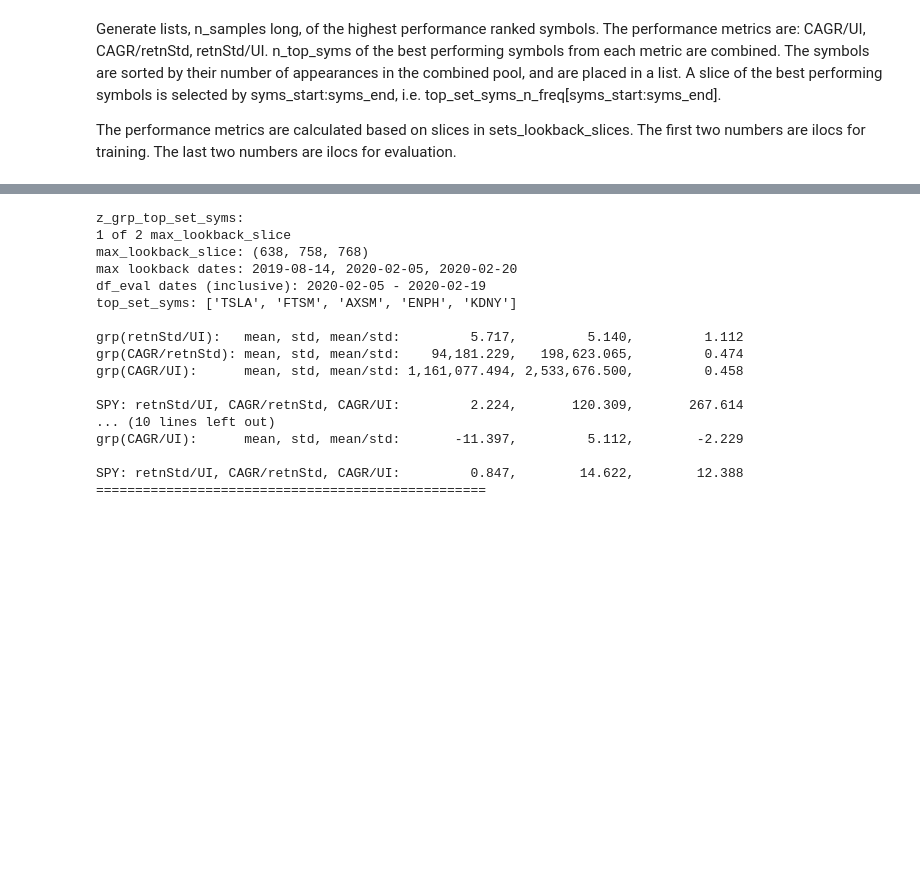
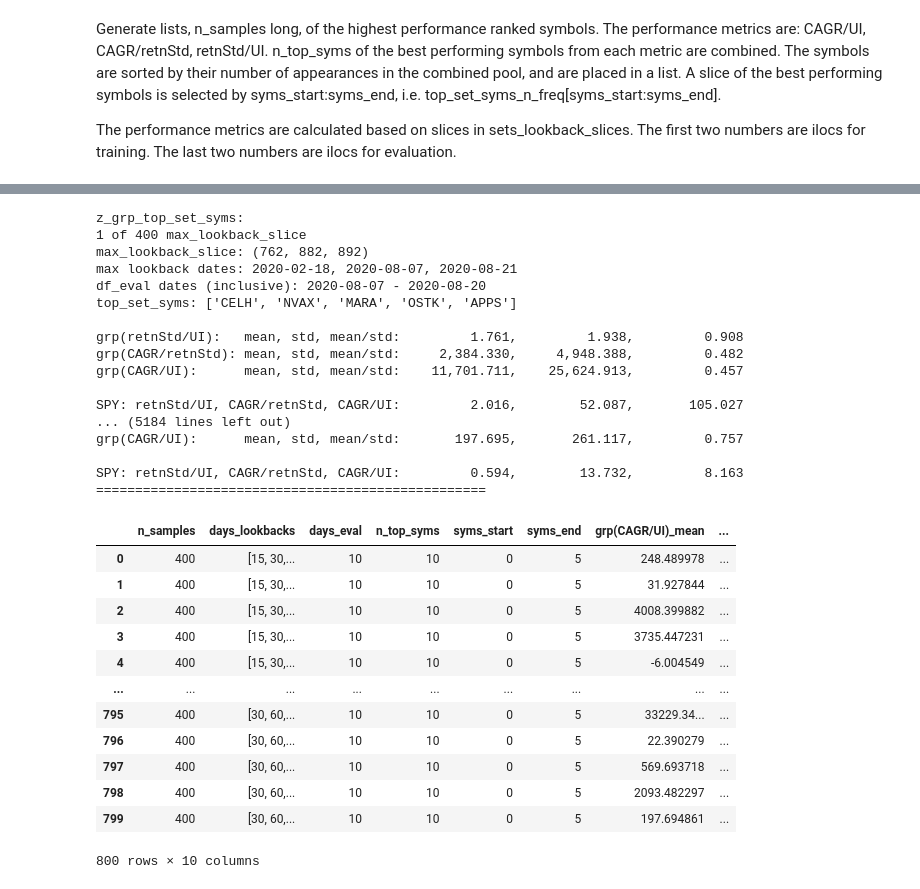
Before and after one commit to pympk/py379, a Jupyter notebook: yf_7.ipynb, the cells around one changed output, grey strips where cells are left out. Saved outputs shown, nothing was run; the diff lists cells and outputs as text; code cells hidden in the pictures; blank space fills up the shorter version.

```diff
--- a/yf_7.ipynb
+++ b/yf_7.ipynb
@@ -29,11 +29,18 @@ len_df_train: 1500, len_df_val: 0, len_df_test: 0
+# %%
+import pandas as pd
+my_cols = ['n_samples', 'days_lookbacks', 'days_eval', 'n_top_syms', 'syms_start', 'syms_end', 'grp(CAGR/UI)_mean', 'grp(CAGR/UI)_std', 'grp(CAGR/UI)_mean/std', 'SPY_CAGR/UI']
+# Creating Empty DataFrame and Storing it in variable df
+df_eval_results = pd.DataFrame(columns=my_cols)
 # %%
 # number of max lookback tuples to create for iloc start_train:end_train:end_eval
 # i.e. number of grp_top_set_syms_n_freq and grp_top_set_syms
-n_samples = 2
-# n_samples = 100
+n_samples = 400
+# n_samples = 2
 
 # for training, the number of days to lookback from iloc max-lookback end_train
-days_lookbacks = [30, 120, 60]
+# days_lookbacks = [15, 30, 60, 120]
+days_lookbacks = [30, 60, 120]
+days_lookbacks.sort()
 
 # number of days from end_train are used to evaluate effectiveness of the training
 days_eval = 10
@@ -150,5 +171,6 @@ z_grp_top_set_syms:
 # %%
 from yf_utils import _7_perf_eval
+
 print('z_grp_top_set_syms:')
 z_grp_top_set_syms = zip(max_lookback_slices, grp_top_set_syms)
 # z_grp_top_set_syms = zip(max_lookback_slices, grp_top_set_syms[26:29])
@@ -191,24 +213,27 @@ for i, (_lookback_slice, _top_set_syms) in enumerate(z_grp_top_set_syms):
 
   _sym_idx = ['SPY']
   df_SPY = df_train[start_eval:end_eval][_sym_idx]
-  _, grp_retnStd_d_UI, grp_CAGR_d_retnStd, grp_CAGR_d_UI = _7_perf_eval(df_SPY)
-  print(f'\nSPY: retnStd/UI, CAGR/retnStd, CAGR/UI: {grp_retnStd_d_UI[0]:>13,.3f}, {grp_CAGR_d_retnStd[0]:>13,.3f}, {grp_CAGR_d_UI[0]:>13,.3f}')
+  _, SPY_retnStd_d_UI, SPY_CAGR_d_retnStd, SPY_CAGR_d_UI = _7_perf_eval(df_SPY)
+  print(f'\nSPY: retnStd/UI, CAGR/retnStd, CAGR/UI: {SPY_retnStd_d_UI[0]:>13,.3f}, {SPY_CAGR_d_retnStd[0]:>13,.3f}, {SPY_CAGR_d_UI[0]:>13,.3f}')
+
+  row_add = [n_samples, str(days_lookbacks), days_eval, n_top_syms, syms_start, syms_end, grp_CAGR_d_UI[0], grp_CAGR_d_UI[1], grp_CAGR_d_UI[2], SPY_CAGR_d_UI[0]]
+  df_eval_results.loc[len(df_eval_results)] = row_add
   print('='*50, '\n')
 # %% [output]
 z_grp_top_set_syms:
-1 of 2 max_lookback_slice
-max_lookback_slice: (638, 758, 768)
-max lookback dates: 2019-08-14, 2020-02-05, 2020-02-20
-df_eval dates (inclusive): 2020-02-05 - 2020-02-19
-top_set_syms: ['TSLA', 'FTSM', 'AXSM', 'ENPH', 'KDNY']
+1 of 400 max_lookback_slice
+max_lookback_slice: (762, 882, 892)
+max lookback dates: 2020-02-18, 2020-08-07, 2020-08-21
+df_eval dates (inclusive): 2020-08-07 - 2020-08-20
+top_set_syms: ['CELH', 'NVAX', 'MARA', 'OSTK', 'APPS']
 
-grp(retnStd/UI):   mean, std, mean/std:         5.717,         5.140,         1.112
-grp(CAGR/retnStd): mean, std, mean/std:    94,181.229,   198,623.065,         0.474
-grp(CAGR/UI):      mean, std, mean/std: 1,161,077.494, 2,533,676.500,         0.458
+grp(retnStd/UI):   mean, std, mean/std:         1.761,         1.938,         0.908
+grp(CAGR/retnStd): mean, std, mean/std:     2,384.330,     4,948.388,         0.482
+grp(CAGR/UI):      mean, std, mean/std:    11,701.711,    25,624.913,         0.457
 
-SPY: retnStd/UI, CAGR/retnStd, CAGR/UI:         2.224,       120.309,       267.614
-... (10 lines left out)
-grp(CAGR/UI):      mean, std, mean/std:       -11.397,         5.112,        -2.229
+SPY: retnStd/UI, CAGR/retnStd, CAGR/UI:         2.016,        52.087,       105.027
+... (5184 lines left out)
+grp(CAGR/UI):      mean, std, mean/std:       197.695,       261.117,         0.757
 
-SPY: retnStd/UI, CAGR/retnStd, CAGR/UI:         0.847,        14.622,        12.388
+SPY: retnStd/UI, CAGR/retnStd, CAGR/UI:         0.594,        13.732,         8.163
 ==================================================
@@ -214,0 +246,19 @@ SPY: retnStd/UI, CAGR/retnStd, CAGR/UI:         0.847,        14.622,        12.
+# %%
+from myUtils import pickle_dump
+pickle_dump(df_eval_results, path_data_dump, 'df_eval_results')
+df = pickle_load(path_data_dump, 'df_eval_results')
+df
+# %% [output]
+|  | n_samples | days_lookbacks | days_eval | n_top_syms | syms_start | syms_end | grp(CAGR/UI)_mean | ... |
+| 0 | 400 | [15, 30,... | 10 | 10 | 0 | 5 | 248.489978 | ... |
+| 1 | 400 | [15, 30,... | 10 | 10 | 0 | 5 | 31.927844 | ... |
+| 2 | 400 | [15, 30,... | 10 | 10 | 0 | 5 | 4008.399882 | ... |
+| 3 | 400 | [15, 30,... | 10 | 10 | 0 | 5 | 3735.447231 | ... |
+| 4 | 400 | [15, 30,... | 10 | 10 | 0 | 5 | -6.004549 | ... |
+| ... | ... | ... | ... | ... | ... | ... | ... | ... |
+| 795 | 400 | [30, 60,... | 10 | 10 | 0 | 5 | 33229.34... | ... |
+| 796 | 400 | [30, 60,... | 10 | 10 | 0 | 5 | 22.390279 | ... |
+| 797 | 400 | [30, 60,... | 10 | 10 | 0 | 5 | 569.693718 | ... |
+| 798 | 400 | [30, 60,... | 10 | 10 | 0 | 5 | 2093.482297 | ... |
+| 799 | 400 | [30, 60,... | 10 | 10 | 0 | 5 | 197.694861 | ... |
+800 rows × 10 columns
```
Also changed, not shown: parts of 8 cells of this notebook, 3 other files.
